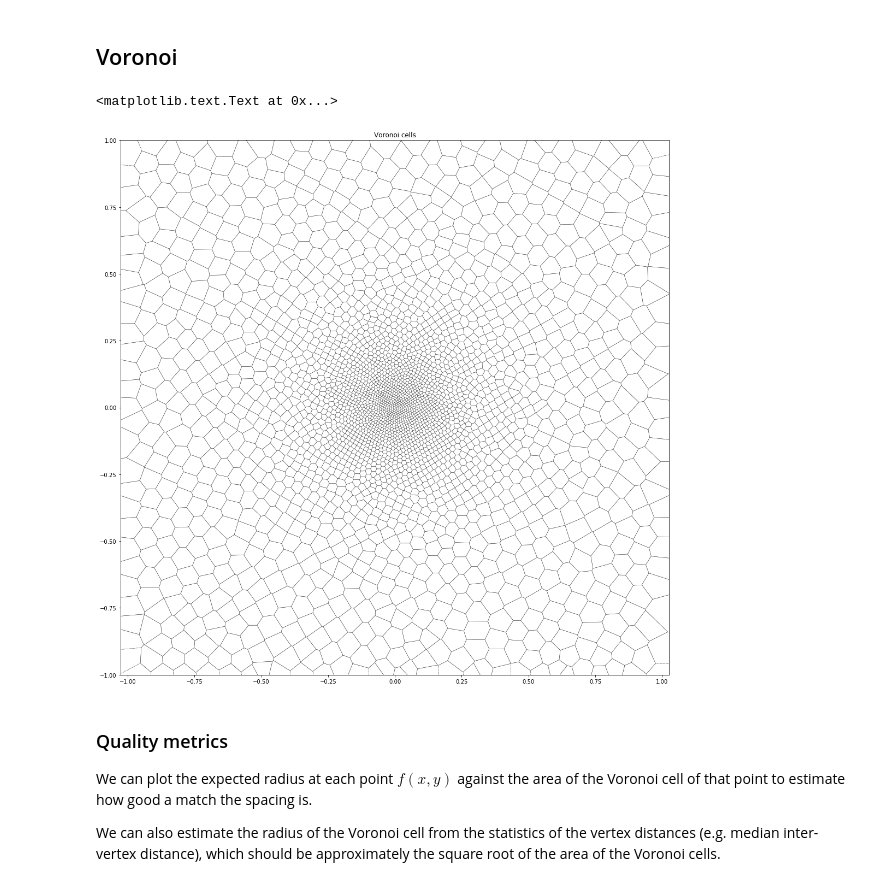
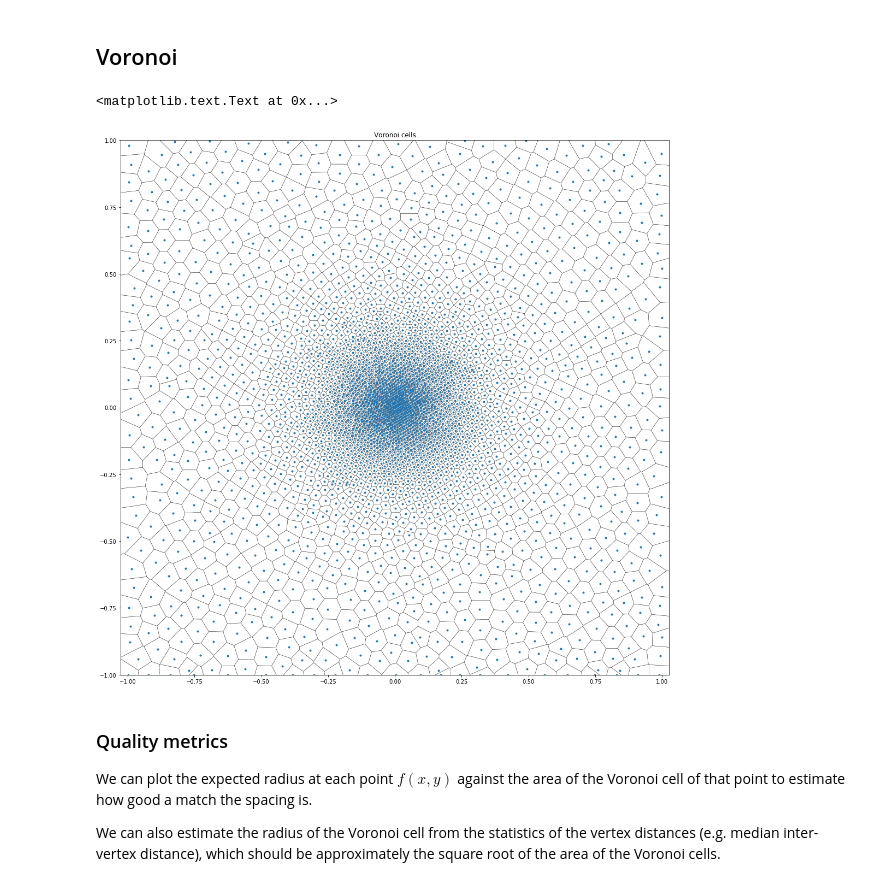
Before and after one commit to johnhw/variable_density, a Jupyter notebook: VariableDensity.ipynb, the cells around one changed output. Saved outputs shown, nothing was run; the diff lists cells and outputs as text; code cells hidden in the pictures.

```diff
--- a/VariableDensity.ipynb
+++ b/VariableDensity.ipynb
@@ -97,15 +97,15 @@ vor = scipy.spatial.Voronoi(nodes)
 # %%
 fig = plt.figure(figsize=(18,18))
 ax = fig.add_subplot(1,1,1)
-scipy.spatial.voronoi_plot_2d(vor, show_vertices=False, show_points=False, ax=ax, line_width=0.5)
+scipy.spatial.voronoi_plot_2d(vor, show_vertices=False, show_points=True, ax=ax, line_width=0.5)
 
 plt.axis("equal")
 plt.xlim(-1,1)
 plt.ylim(-1,1)
 plt.title("Voronoi cells")
 # %% [output]
 <matplotlib.text.Text at 0x...>
-[figure, old version]
+[figure, new version]
 # %% [markdown]
 ### Quality metrics
 We can plot the expected radius at each point $f(x,y)$ against the area of the Voronoi cell of that point to estimate how good a match the spacing is.
```
Also changed, not shown: parts of 4 cells of this notebook, 5 other files.
